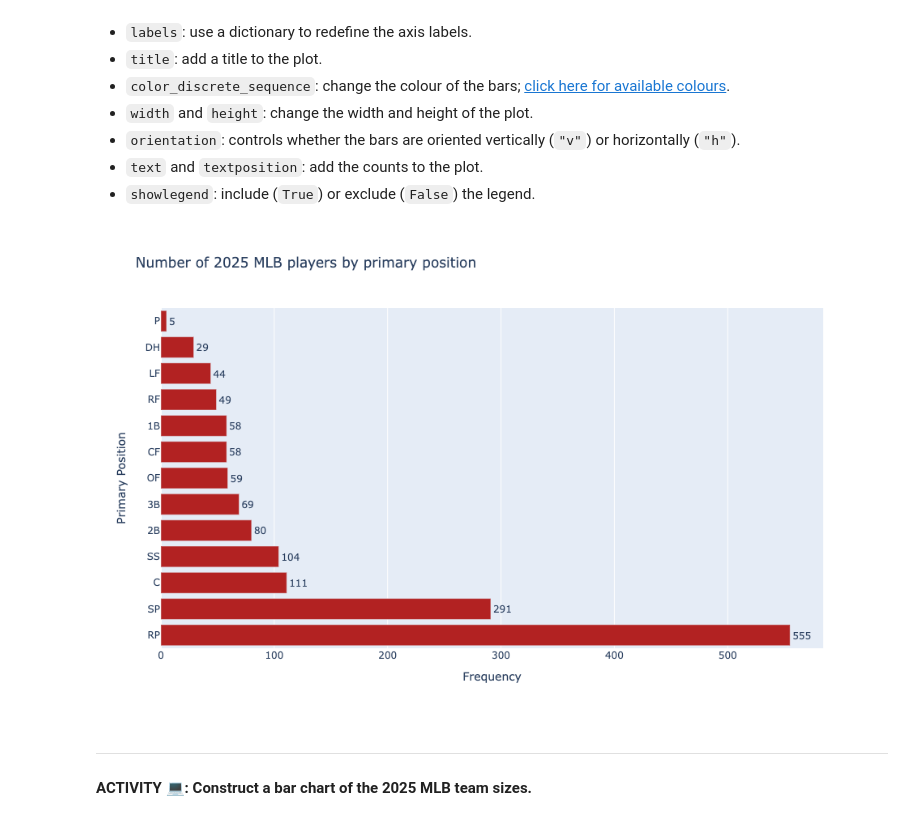
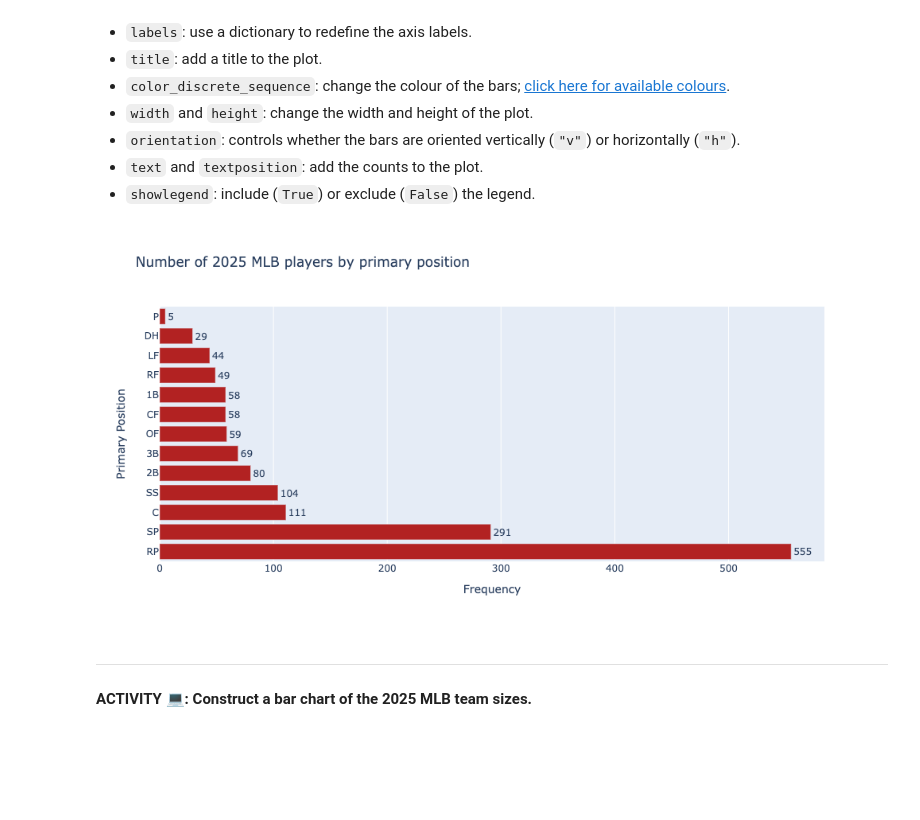
Before and after one commit to ntstevens/DATSC101, a Jupyter notebook: Lectures/Exploratory Data Analysis.ipynb, the cells around one changed output. Cells and saved outputs as stored; diff of their text form; code cells hidden in the pictures; blank space fills up the shorter version.

```diff
--- a/Lectures/Exploratory Data Analysis.ipynb
+++ b/Lectures/Exploratory Data Analysis.ipynb
@@ -897,18 +934,18 @@ While this is *technically* a bar chart, we can improve its appearance and hence
 # %%
 position_counts = mlb_salaries["PrimaryPos"].value_counts()
 
 fig = px.bar(position_counts,
              labels={"PrimaryPos": "Primary Position", "value": "Frequency"},
              title="Number of 2025 MLB players by primary position",
              color_discrete_sequence=["firebrick"],
-             width=900, height=600,
+             width=800, height=500,
              orientation="h",
              text=position_counts)
 
 fig.update_traces(textposition="outside", showlegend=False)
 fig.show()
 # %% [output]
-[figure, old version]
+[figure, new version]
 # %% [markdown]
 ---
 
```
Also changed, not shown: parts of 63 cells of this notebook.
